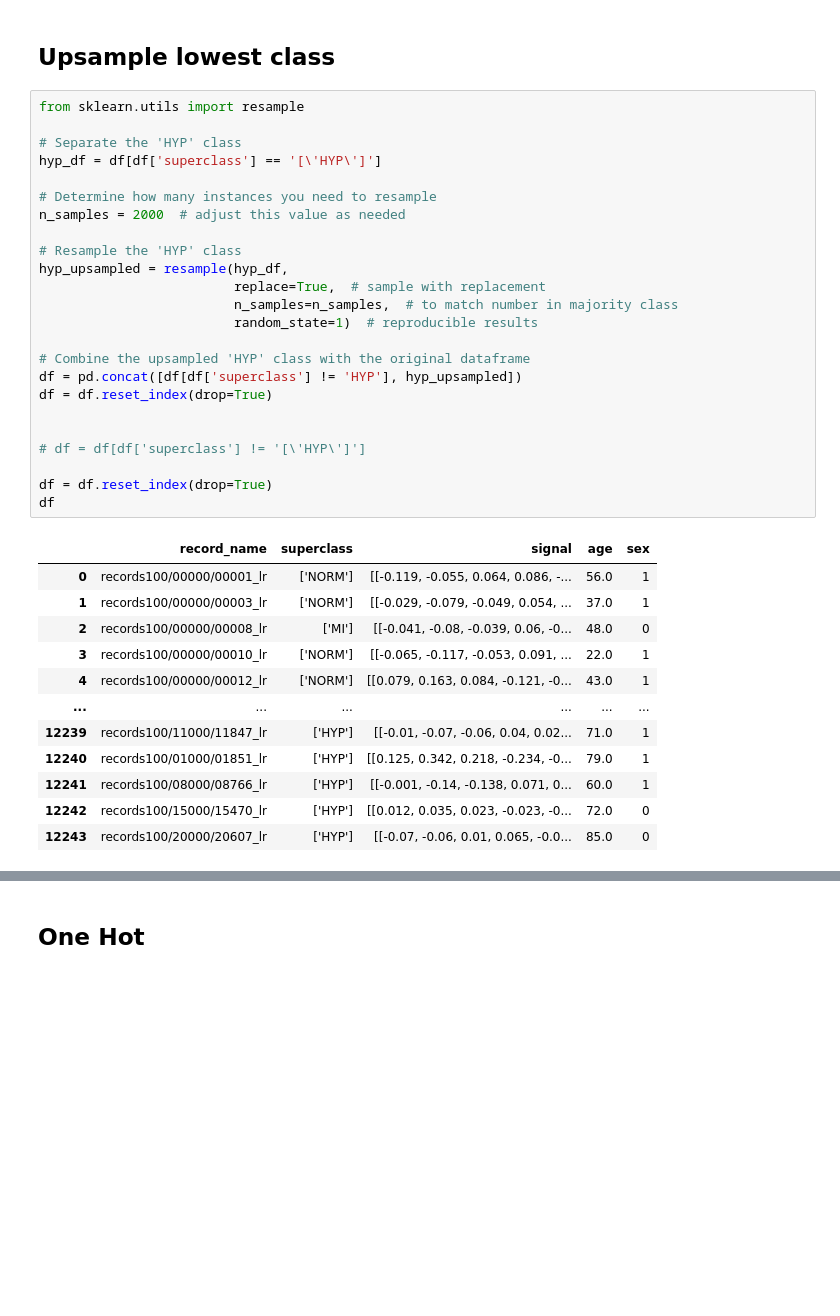
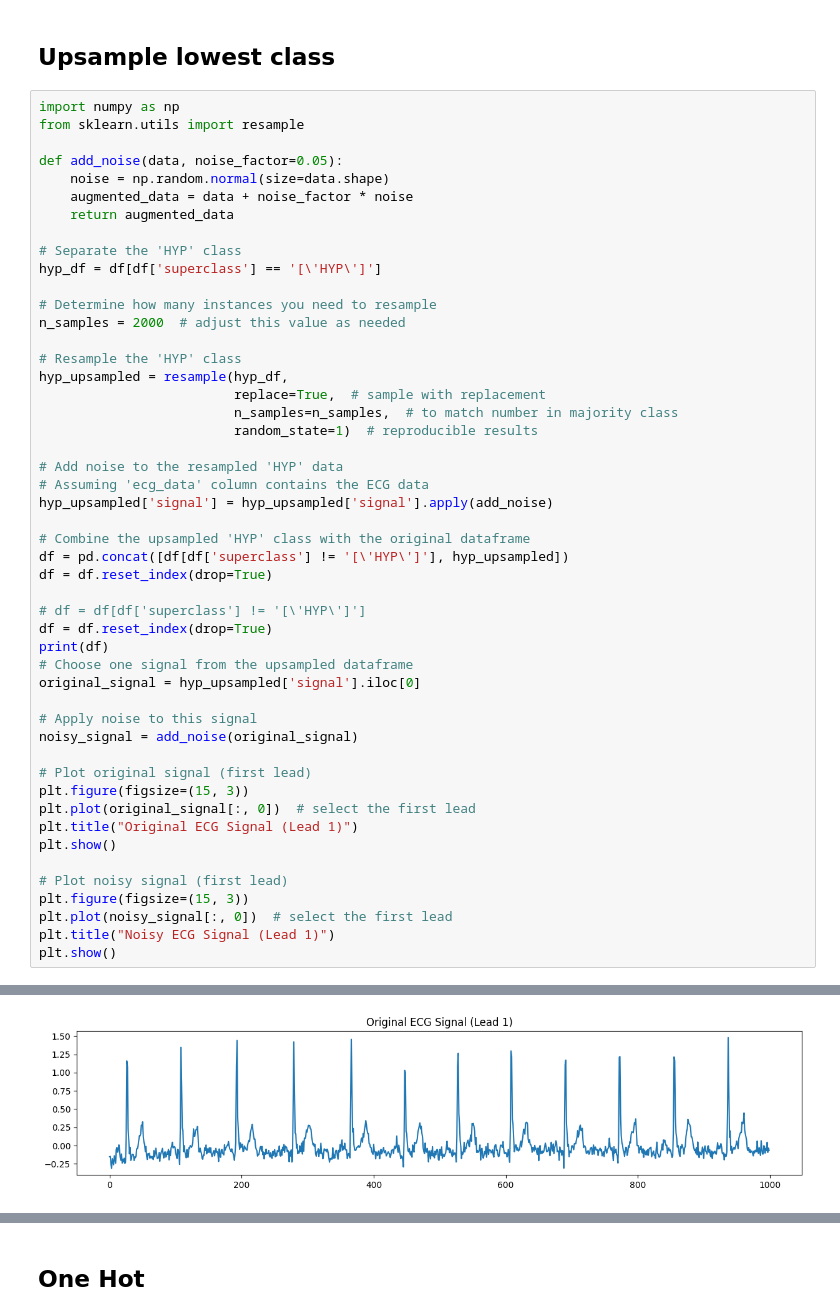
Before and after one commit to Nicoflo22/Thesis, a Jupyter notebook: thesis_superclass_100_only_signals.ipynb, the cells around one changed output, grey strips where cells are left out. Cells and saved outputs as stored; diff of their text form; blank space fills up the shorter version.

```diff
--- a/thesis_superclass_100_only_signals.ipynb
+++ b/thesis_superclass_100_only_signals.ipynb
@@ -122,7 +122,13 @@ df
 # %% [markdown]
 ## Upsample lowest class
 # %%
+import numpy as np
 from sklearn.utils import resample
+
+def add_noise(data, noise_factor=0.05):
+    noise = np.random.normal(size=data.shape)
+    augmented_data = data + noise_factor * noise
+    return augmented_data
 
 # Separate the 'HYP' class
 hyp_df = df[df['superclass'] == '[\'HYP\']']
@@ -136,25 +142,32 @@ hyp_upsampled = resample(hyp_df,
                          n_samples=n_samples,  # to match number in majority class
                          random_state=1)  # reproducible results
 
+# Add noise to the resampled 'HYP' data
+# Assuming 'ecg_data' column contains the ECG data
+hyp_upsampled['signal'] = hyp_upsampled['signal'].apply(add_noise)
+
 # Combine the upsampled 'HYP' class with the original dataframe
-df = pd.concat([df[df['superclass'] != 'HYP'], hyp_upsampled])
+df = pd.concat([df[df['superclass'] != '[\'HYP\']'], hyp_upsampled])
 df = df.reset_index(drop=True)
 
+# df = df[df['superclass'] != '[\'HYP\']']
+df = df.reset_index(drop=True)
+print(df)
+# Choose one signal from the upsampled dataframe
+original_signal = hyp_upsampled['signal'].iloc[0]
 
-# df = df[df['superclass'] != '[\'HYP\']']
+# Apply noise to this signal
+noisy_signal = add_noise(original_signal)
 
-df = df.reset_index(drop=True)
-df
+# Plot original signal (first lead)
+plt.figure(figsize=(15, 3))
+plt.plot(original_signal[:, 0])  # select the first lead
+plt.title("Original ECG Signal (Lead 1)")
+plt.show()
+
+# Plot noisy signal (first lead)
+plt.figure(figsize=(15, 3))
+plt.plot(noisy_signal[:, 0])  # select the first lead
+plt.title("Noisy ECG Signal (Lead 1)")
+plt.show()
 # %% [output]
-|  | record_name | superclass | signal | age | sex |
-| 0 | records100/00000/00001_lr | ['NORM'] | [[-0.119, -0.055, 0.064, 0.086, -... | 56.0 | 1 |
-| 1 | records100/00000/00003_lr | ['NORM'] | [[-0.029, -0.079, -0.049, 0.054, ... | 37.0 | 1 |
-| 2 | records100/00000/00008_lr | ['MI'] | [[-0.041, -0.08, -0.039, 0.06, -0... | 48.0 | 0 |
-| 3 | records100/00000/00010_lr | ['NORM'] | [[-0.065, -0.117, -0.053, 0.091, ... | 22.0 | 1 |
-| 4 | records100/00000/00012_lr | ['NORM'] | [[0.079, 0.163, 0.084, -0.121, -0... | 43.0 | 1 |
-| ... | ... | ... | ... | ... | ... |
-| 12239 | records100/11000/11847_lr | ['HYP'] | [[-0.01, -0.07, -0.06, 0.04, 0.02... | 71.0 | 1 |
-| 12240 | records100/01000/01851_lr | ['HYP'] | [[0.125, 0.342, 0.218, -0.234, -0... | 79.0 | 1 |
-| 12241 | records100/08000/08766_lr | ['HYP'] | [[-0.001, -0.14, -0.138, 0.071, 0... | 60.0 | 1 |
-| 12242 | records100/15000/15470_lr | ['HYP'] | [[0.012, 0.035, 0.023, -0.023, -0... | 72.0 | 0 |
-| 12243 | records100/20000/20607_lr | ['HYP'] | [[-0.07, -0.06, 0.01, 0.065, -0.0... | 85.0 | 0 |
@@ -161,0 +191 @@ df
+[figure, added]
```
Also changed, not shown: parts of 10 cells of this notebook, 1 other file.
